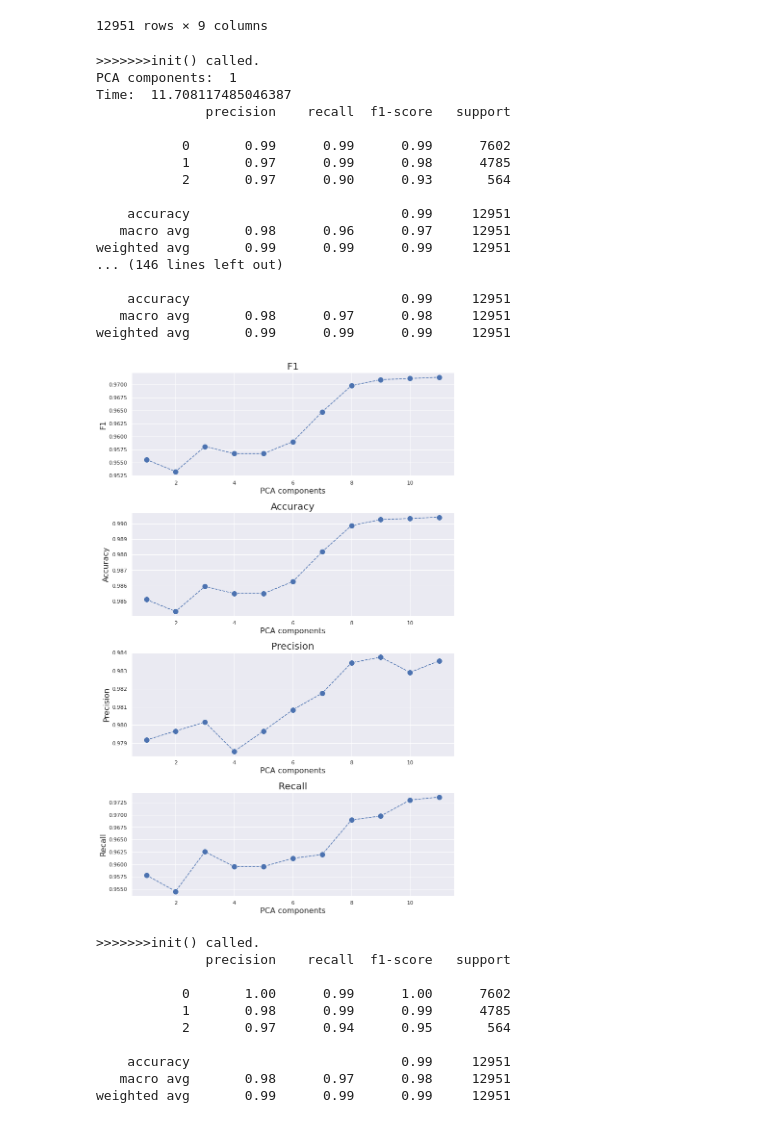
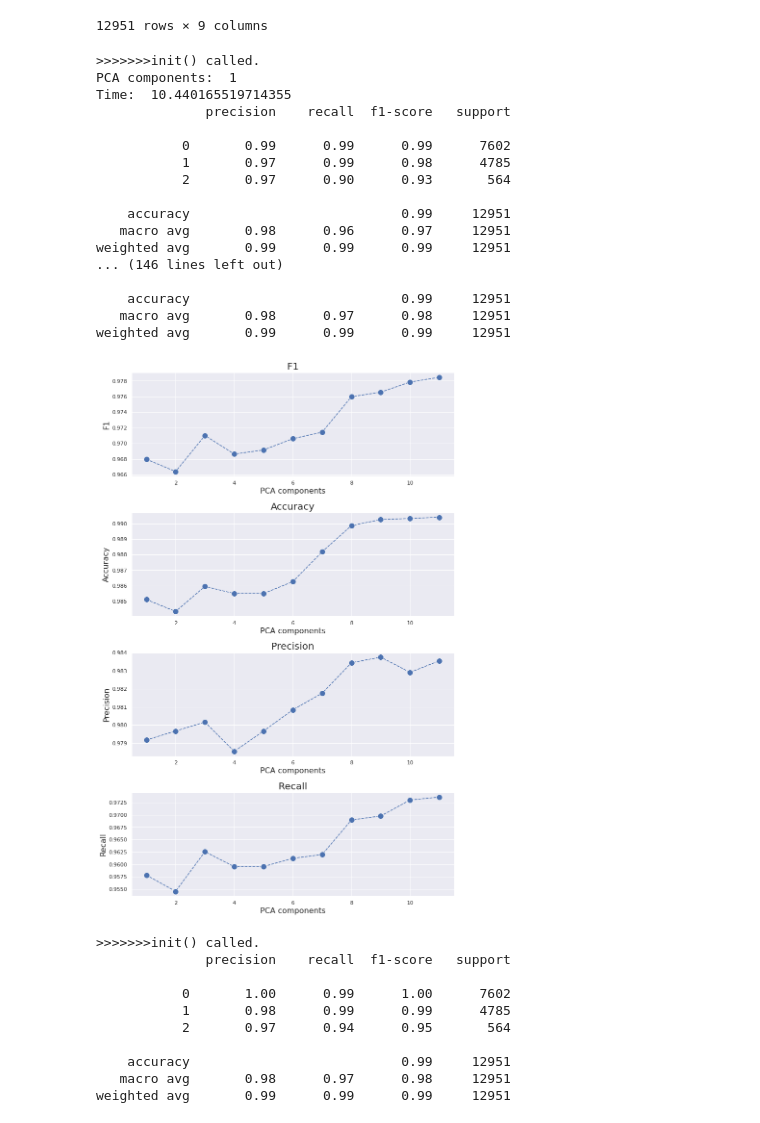
Before and after one commit to mattecora/DiamondClassifier, a Jupyter notebook: sagemaker/ModelsExploration.ipynb, the cells around one changed output. Cells and saved outputs as stored; diff of their text form; code cells hidden in the pictures.

```diff
--- a/sagemaker/ModelsExploration.ipynb
+++ b/sagemaker/ModelsExploration.ipynb
@@ -174,7 +181,6 @@ for feature_dim in range(1,n_feature+3):
     t1 = time.time()
 
     f1 = f1_score(label_val,pred,average = 'macro')
-    max_err = max_error(label_val,pred)
     acc = accuracy_score(label_val,pred)
     precision = precision_score(label_val,pred,average = 'macro')
     recall = recall_score(label_val,pred,average = 'macro')
@@ -191,7 +197,7 @@ for feature_dim in range(1,n_feature+3):
 # %% [output]
 >>>>>>>init() called.
 PCA components:  1
-Time:  11.708117485046387
+Time:  10.440165519714355
               precision    recall  f1-score   support
 
            0       0.99      0.99      0.99      7602
@@ -209,19 +215,19 @@ weighted avg       0.99      0.99      0.99     12951
 # %%
 sns.set(rc={'figure.figsize':(12,20)})
 sns.set_context("notebook", rc={"font.size":32,"axes.titlesize":20,"axes.labelsize":16})
 fig, ax = plt.subplots(4,1)
 
 for i,feature,result_list in zip(range(4),['F1','Accuracy','Precision','Recall'],
-                                 [r2_list, accuracy_list,precision_list,recall_list]):
+                                 [f1_list, accuracy_list,precision_list,recall_list]):
     sns.lineplot(x = range(1,12), y = result_list,
                  marker='o',markersize=12,linestyle='dashed', ax = ax[i])
     ax[i].set(ylabel=feature, xlabel='PCA components', title=feature)
 
 plt.subplots_adjust(hspace = 0.35)
 #plt.savefig("images/SparkLearningCurve.png")
 plt.show()
 # %% [output]
-[figure, old version]
+[figure, new version]
 # %%
 custom_transf = CustomTransformer()
 std_scale = StandardScaler()
```
Also changed, not shown: parts of 12 cells of this notebook.
